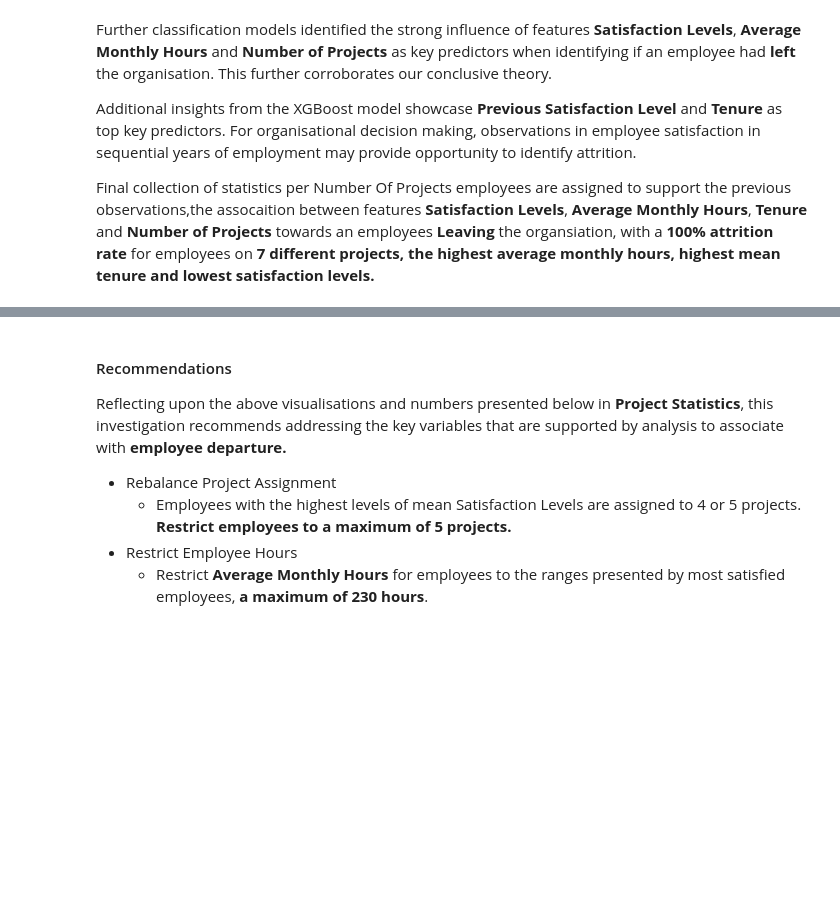
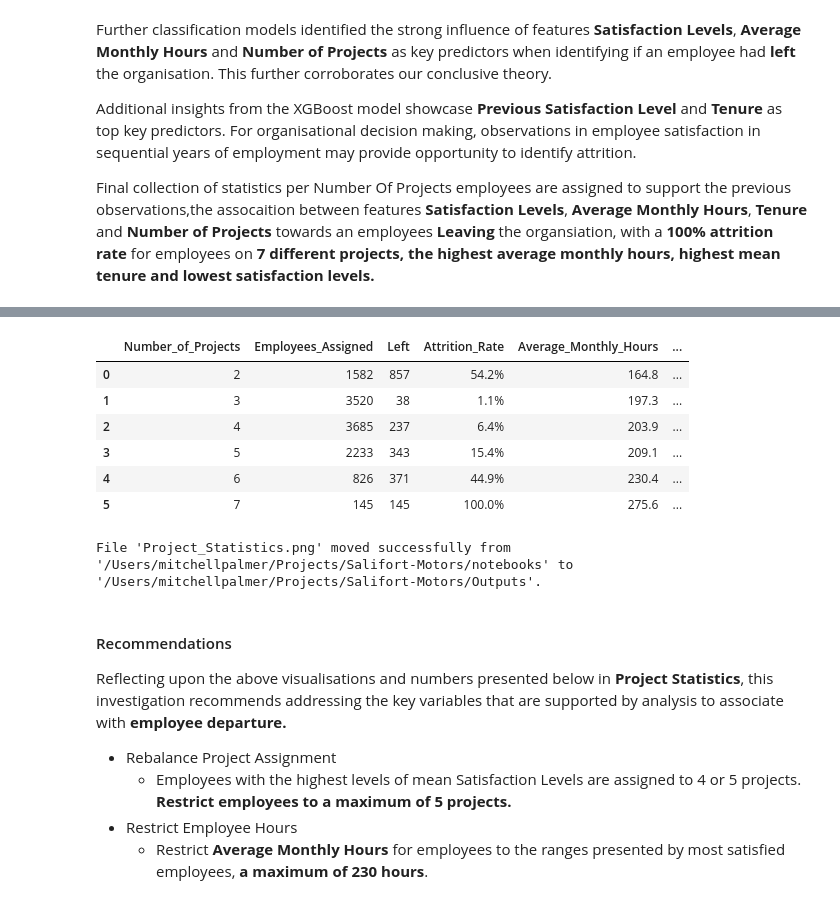
Before and after one commit to Mitch-P-Analyst/Salifort-Motors, a Jupyter notebook: notebooks/Activity_ Course 7 Salifort Motors project lab.ipynb, the cells around one changed output, grey strips where cells are left out. Cells and saved outputs as stored; diff of their text form; code cells hidden in the pictures; blank space fills up the shorter version.

```diff
--- a/notebooks/Activity_ Course 7 Salifort Motors project lab.ipynb
+++ b/notebooks/Activity_ Course 7 Salifort Motors project lab.ipynb
@@ -92,6 +93,8 @@ from sklearn.metrics import confusion_matrix, ConfusionMatrixDisplay
 # %%
 NB_DIR = Path.cwd()
 REPO_ROOT = NB_DIR.parent
+model_paths = REPO_ROOT / 'Models/'
+OUTPUTS = REPO_ROOT / 'Outputs/'
 # %% [markdown]
 ### Load dataset
 
@@ -1425,37 +1515,78 @@ project_stats['Average_Monthly_Hours'] = project_stats['Average_Monthly_Hours'].
 project_stats['Median_Monthly_Hours']  = project_stats['Median_Monthly_Hours'].round(1)
 project_stats['Mean_Tenure'] = project_stats['Mean_Tenure'].round(1)
 project_stats['Median_Satisfaction_Level'] = project_stats['Median_Satisfaction_Level'].round(1)
 
 # Project Attrition Rate
 left_sums =pd.DataFrame(emps_left.groupby('number_of_projects')['left'].sum())
 left_sums = left_sums.reset_index()
 project_stats = (project_stats
                  .merge(left_sums, on='number_of_projects', how='left')
                  .fillna({'left': 0}))
 project_stats['left'] = project_stats['left'].astype(int)
 project_stats['Attrition_Rate'] = round(project_stats['left']/project_stats['Employees_Assigned']*100,1)
 
 # Dataframe Sorting
 project_stats.sort_values('Average_Monthly_Hours', ascending=False)
 project_stats = project_stats.rename(columns={'number_of_projects':'Number_of_Projects','left':'Left'})
 
 # Dataframe Column Organisation
 cols_to_move = ['Number_of_Projects','Employees_Assigned','Left', 'Attrition_Rate']
 remaining_cols = [col for col in project_stats.columns if col not in cols_to_move]
 
 new_order = cols_to_move + remaining_cols
 project_stats = project_stats[new_order]
 
 # Export
-project_stats.to_csv(path + 'project_statistics.csv', index=False)
+project_stats.to_csv(str(OUTPUTS) + '/project_statistics.csv', index=False)
 
-# Display
-(project_stats.style
+# Style
+project_stats_styled =(project_stats.style
   .format({'Attrition_Rate':'{:.1f}%', 'Average_Monthly_Hours':'{:.1f}',
            'Median_Monthly_Hours':'{:.1f}', 'Mean_Tenure':'{:.1f}',
            'Median_Satisfaction_Level':'{:.1f}'})
   .bar(subset=['Attrition_Rate'], align='mid')
-  .background_gradient(subset=['Average_Monthly_Hours'], cmap='Oranges'))
+  .background_gradient(subset=['Average_Monthly_Hours'], cmap='Oranges')
+  )
+
+# Display
+project_stats_styled
+# %% [output]
+|  | Number_of_Projects | Employees_Assigned | Left | Attrition_Rate | Average_Monthly_Hours | ... |
+| 0 | 2 | 1582 | 857 | 54.2% | 164.8 | ... |
+| 1 | 3 | 3520 | 38 | 1.1% | 197.3 | ... |
+| 2 | 4 | 3685 | 237 | 6.4% | 203.9 | ... |
+| 3 | 5 | 2233 | 343 | 15.4% | 209.1 | ... |
+| 4 | 6 | 826 | 371 | 44.9% | 230.4 | ... |
+| 5 | 7 | 145 | 145 | 100.0% | 275.6 | ... |
+# %%
+# Export Project_Statistics Dataframe
+
+# Export
+dfi.export(project_stats,"Project_Statistics.png",table_conversion="matplotlib")
+import shutil
+import os
+
+# Define the source and destination paths
+source_directory = REPO_ROOT/"notebooks"
+destination_directory = REPO_ROOT/"Outputs"
+file_name = "Project_Statistics.png"
+
+# Construct the full paths for the source file and destination
+source_file_path = os.path.join(source_directory, file_name)
+destination_file_path = os.path.join(destination_directory, file_name)
+
+try:
+    # Move the file
+    shutil.move(source_file_path, destination_file_path)
+    print(f"File '{file_name}' moved successfully from '{source_directory}' to '{destination_directory}'.")
+except FileNotFoundError:
+    print(f"Error: Source file '{source_file_path}' not found.")
+except PermissionError:
+    print(f"Error: Permission denied to move '{file_name}'.")
+except Exception as e:
+    print(f"An unexpected error occurred: {e}")
+# %% [output]
+File 'Project_Statistics.png' moved successfully from '/Users/mitchellpalmer/Projects/Salifort-Motors/notebooks' to '/Users/mitchellpalmer/Projects/Salifort-Motors/Outputs'.
 # %% [markdown]
 #### Recommendations
 
```
Also changed, not shown: parts of 17 cells of this notebook, 5 other files.
